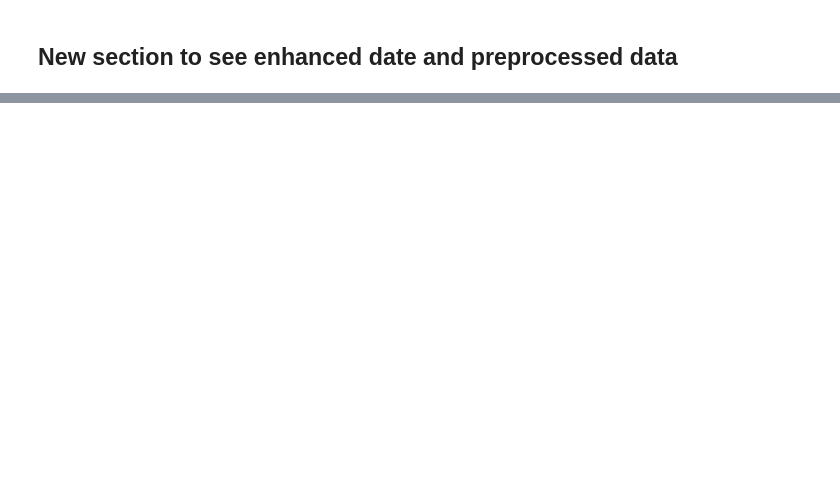
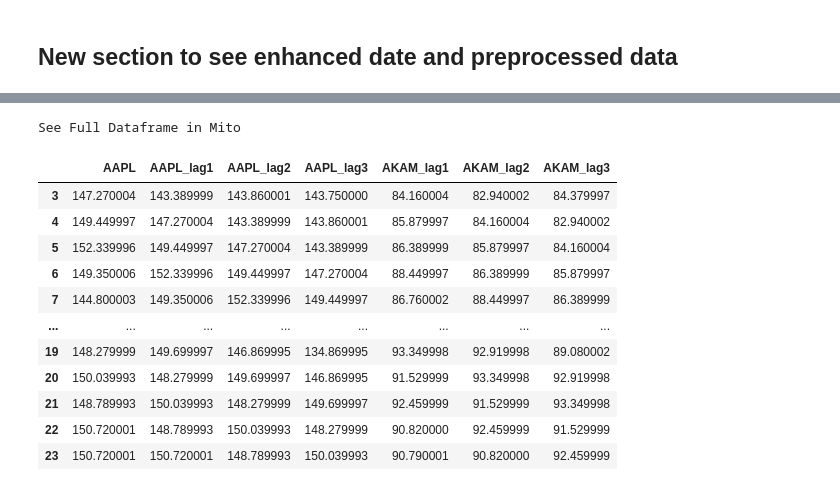
Before and after one commit to sriviere11/VBTT2, a Jupyter notebook: app_v4-Nov9 2022.ipynb, the cells around one changed output, grey strips where cells are left out. Cells and saved outputs as stored; diff of their text form; code cells hidden in the pictures; blank space fills up the shorter version.

```diff
--- a/app_v4-Nov9 2022.ipynb
+++ b/app_v4-Nov9 2022.ipynb
@@ -994,0 +1100,35 @@ See Full Dataframe in Mito
+# %%
+df=pd.read_csv("df_lagged18nov.csv")
+# %%
+df=df[['AAPL','AKAM']]
+df_ticker=df[['AAPL']]
+# %%
+lags=3
+# %%
+df_lagged = pd.DataFrame()
+for window in range(1, lags + 1):
+        shifted = df.shift(window)
+        shifted.columns = [x + "_lag" + str(window) for x in df.columns]
+
+        df_lagged = pd.concat((df_lagged, shifted), axis=1)
+#df_lagged = df_lagged.fillna(method='ffill')
+df_lagged= df_lagged.interpolate(method='linear')
+df_lagged=pd.concat((df_ticker,df_lagged),axis=1)
+df_lagged = df_lagged.dropna()
+df_lagged = df_lagged.reindex(sorted(df_lagged.columns), axis=1)
+# %%
+df_lagged
+# %% [output]
+See Full Dataframe in Mito
+|  | AAPL | AAPL_lag1 | AAPL_lag2 | AAPL_lag3 | AKAM_lag1 | AKAM_lag2 | AKAM_lag3 |
+| 3 | 147.270004 | 143.389999 | 143.860001 | 143.750000 | 84.160004 | 82.940002 | 84.379997 |
+| 4 | 149.449997 | 147.270004 | 143.389999 | 143.860001 | 85.879997 | 84.160004 | 82.940002 |
+| 5 | 152.339996 | 149.449997 | 147.270004 | 143.389999 | 86.389999 | 85.879997 | 84.160004 |
+| 6 | 149.350006 | 152.339996 | 149.449997 | 147.270004 | 88.449997 | 86.389999 | 85.879997 |
+| 7 | 144.800003 | 149.350006 | 152.339996 | 149.449997 | 86.760002 | 88.449997 | 86.389999 |
+| ... | ... | ... | ... | ... | ... | ... | ... |
+| 19 | 148.279999 | 149.699997 | 146.869995 | 134.869995 | 93.349998 | 92.919998 | 89.080002 |
+| 20 | 150.039993 | 148.279999 | 149.699997 | 146.869995 | 91.529999 | 93.349998 | 92.919998 |
+| 21 | 148.789993 | 150.039993 | 148.279999 | 149.699997 | 92.459999 | 91.529999 | 93.349998 |
+| 22 | 150.720001 | 148.789993 | 150.039993 | 148.279999 | 90.820000 | 92.459999 | 91.529999 |
+| 23 | 150.720001 | 150.720001 | 148.789993 | 150.039993 | 90.790001 | 90.820000 | 92.459999 |
```
Also changed, not shown: parts of 24 cells of this notebook, 12 other files.
